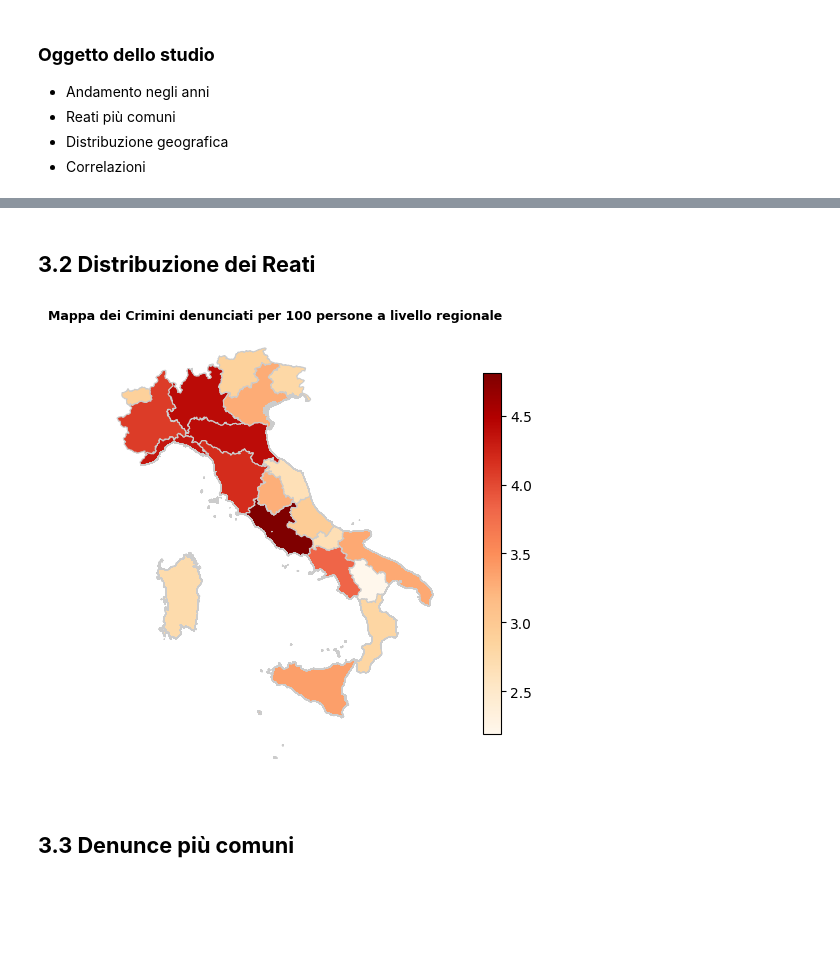
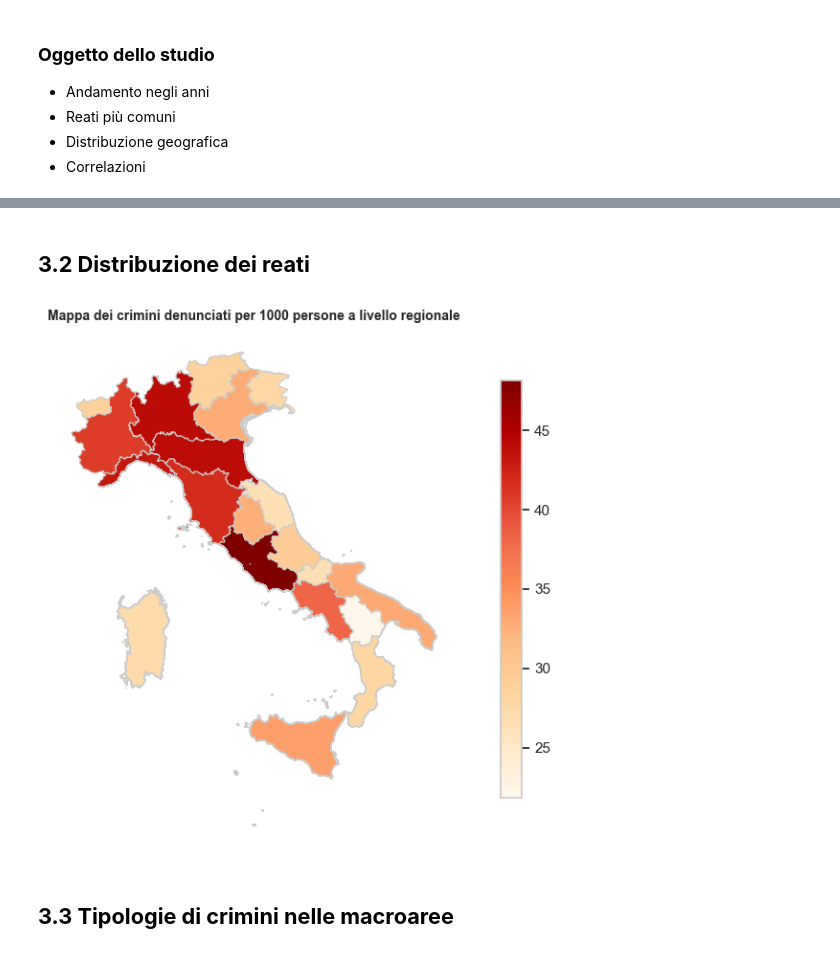
Before and after one commit to AlessioNicodemo/DelittiDenunciatiInItalia, a Jupyter notebook: CriminiInItalia.ipynb, the cells around one changed output, grey strips where cells are left out. Cells and saved outputs as stored; diff of their text form; code cells hidden in the pictures; blank space fills up the shorter version.

```diff
--- a/CriminiInItalia.ipynb
+++ b/CriminiInItalia.ipynb
@@ -216,5 +235,5 @@ plt.show()
 # %% [markdown]
-<h2><strong>3.2 Distribuzione dei Reati</strong></h2>
+<h2><strong>3.2 Distribuzione dei reati</strong></h2>
 # %%
 # Importo le librerie
 import numpy as np
@@ -235,68 +254,65 @@ popolazione.rename(columns={'Territorio  ': 'Regione'}, inplace=True)
 delitti['Regione'] = delitti['Regione'].str.upper()
 popolazione['Regione'] = popolazione['Regione'].str.upper()
 
-# Rimuove gli spazi prima e dopo i nomi delle regioni nel DataFrame della popolazione
+# Rimuove eventuali spazi superflui nei nomi delle regioni
 popolazione['Regione'] = popolazione['Regione'].str.strip()
 
-# Esegui nuovamente il merge
+# Unisce i dataset dei delitti e della popolazione sulla colonna 'Regione'
 df_merged = pd.merge(delitti, popolazione, on='Regione')
 
-# Unisce i dataset dei delitti e della popolazione sulla colonna 'Regione'
-df_merged = pd.merge(delitti, popolazione, on = 'Regione')
-
-# Calcola i delitti per ogni 100 persone
-df_merged['Delitti per 100 persone'] = (df_merged['Totale'] / df_merged['Totale Popolazione']) * 100
+# Calcola i delitti per ogni 1000 persone
+df_merged['Delitti per 1000 persone'] = (df_merged['Totale'] / df_merged['Totale Popolazione']) * 1000
 
 # Carica il file shapefile delle regioni italiane
 shapefile_regioni = gpd.read_file('Italy_shapefile/gadm41_ITA_1.shp')
 
 # Corregge i nomi delle regioni nel shapefile per farli corrispondere ai nomi nel DataFrame
 shapefile_regioni['NAME_1'] = shapefile_regioni['NAME_1'].replace({
-    'Apulia': 'Puglia',
-    'Sicily': 'Sicilia'
+    'Apulia': 'PUGLIA',
+    'Sicily': 'SICILIA'
 })
 
-# Rinominare la colonna 'NAME_1' in 'Territorio' per allineare i nomi delle regioni
+# Rinomina la colonna 'NAME_1' in 'Regione' per allineare i nomi delle regioni
 shapefile_regioni.rename(columns={'NAME_1': 'Regione'}, inplace=True)
 
 # Trasforma i nomi delle regioni del shapefile in maiuscolo per una corretta corrispondenza
 shapefile_regioni['Regione'] = shapefile_regioni['Regione'].str.upper()
 
 # Unisce il GeoDataFrame con il DataFrame dei delitti e della popolazione
 dfshape = shapefile_regioni.merge(df_merged, on='Regione')
 
 # Imposta la figura e l'asse per visualizzare la mappa
-fig, ax = plt.subplots(1, 1, figsize=(7, 5))
+fig, ax = plt.subplots(1, 1, figsize=(10, 6))
 
-# Crea la mappa colorata per "Delitti per 100 persone"
-dfshape.plot(column='Delitti per 100 persone',  # colonna che rappresenta i delitti per 100 persone
+# Crea la mappa colorata per "Delitti per 1000 persone"
+dfshape.plot(column='Delitti per 1000 persone',  # colonna aggiornata
              cmap='OrRd',  # Colormap per una visualizzazione graduale
              linewidth=0.8,  # Spessore del contorno delle regioni
              ax=ax,  # Asse su cui disegnare la mappa
              edgecolor='0.8',  # Colore dei bordi delle regioni
-             legend=False)  # Aggiunge la legenda
+             legend=False)  # Nasconde la legenda (opzionale)
 
-# Crea una barra dei colori (colorbar) ridotta
+# Crea una barra dei colori (colorbar)
 sm = plt.cm.ScalarMappable(cmap='OrRd',
-                           norm=plt.Normalize(vmin=dfshape['Delitti per 100 persone'].min(),
-                                              vmax=dfshape['Delitti per 100 persone'].max()))
+                           norm=plt.Normalize(vmin=dfshape['Delitti per 1000 persone'].min(),
+                                              vmax=dfshape['Delitti per 1000 persone'].max()))
 sm._A = []  # Necessario per ScalarMappable
 cbar = fig.colorbar(sm, ax=ax, shrink=0.8)  # Riduce la colorbar senza influire sulla dimensione della mappa
 
 # Rimuove la griglia dall'asse
 ax.grid(False)
 ax.set_axis_off()
 
 # Titolo
-plt.title('Mappa dei Crimini denunciati per 100 persone a livello regionale', fontsize=9, fontweight = 'bold')
+plt.title('Mappa dei crimini denunciati per 1000 persone a livello regionale', fontsize=10, fontweight='bold')
 
 # Mostra la mappa
 plt.tight_layout()
 plt.show()
 # %% [output]
-[figure, old version]
+[figure, new version]
 # %% [markdown]
-<h2><strong>3.3 Denunce più comuni</strong></h2>
+<h2><strong>3.3 Tipologie di crimini nelle macroaree</strong></h2>
 # %%
 import pandas as pd
 import matplotlib.pyplot as plt
```
Also changed, not shown: parts of 41 cells of this notebook, 1 other file.
